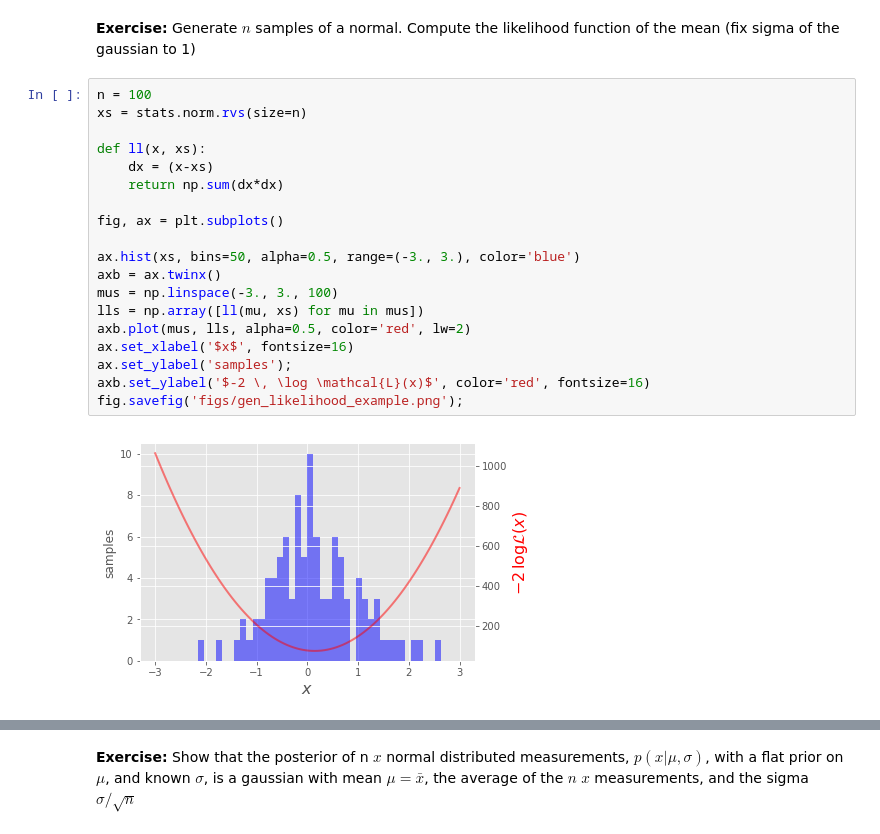
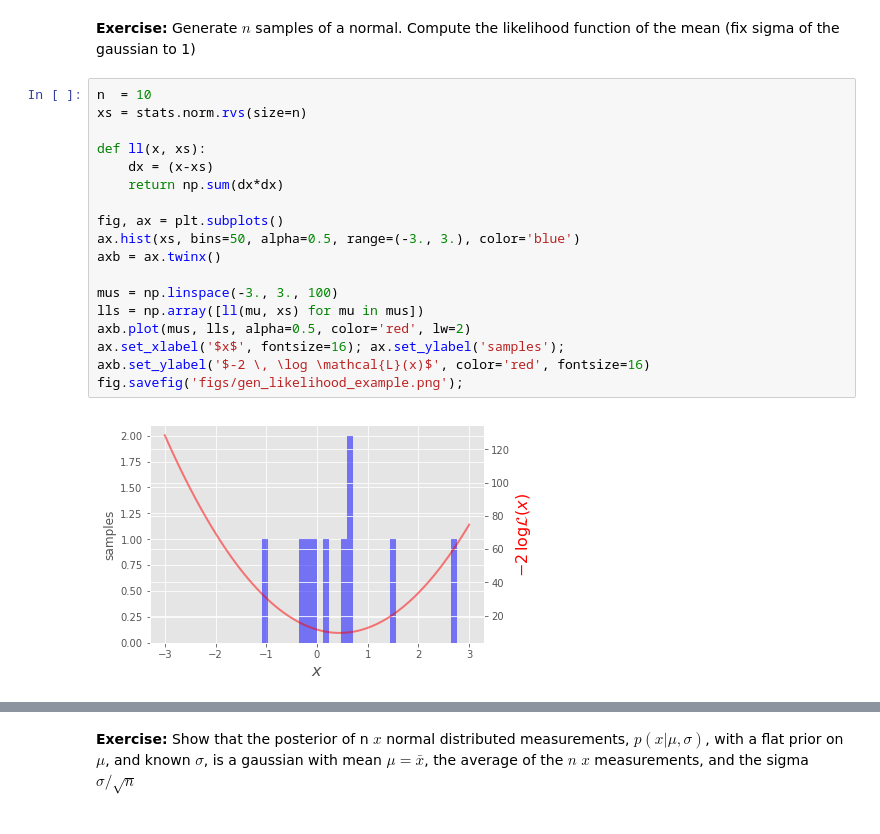
Before and after one commit to jahernando/uscdatanacourse, a Jupyter notebook: General.ipynb, the cells around one changed output, grey strips where cells are left out. Saved outputs shown, nothing was run; the diff lists cells and outputs as text.

```diff
--- a/General.ipynb
+++ b/General.ipynb
@@ -285,26 +319,25 @@ $$
 # %% [markdown]
 **Exercise:** Generate $n$ samples of a normal. Compute the likelihood function of the mean (fix sigma of the gaussian to 1)
 # %%
-n = 100
+n  = 10
 xs = stats.norm.rvs(size=n)
 
 def ll(x, xs):
     dx = (x-xs)
     return np.sum(dx*dx)
 
 fig, ax = plt.subplots()
-
 ax.hist(xs, bins=50, alpha=0.5, range=(-3., 3.), color='blue')
 axb = ax.twinx()
+
 mus = np.linspace(-3., 3., 100)
 lls = np.array([ll(mu, xs) for mu in mus])
 axb.plot(mus, lls, alpha=0.5, color='red', lw=2)
-ax.set_xlabel('$x$', fontsize=16)
-ax.set_ylabel('samples');
+ax.set_xlabel('$x$', fontsize=16); ax.set_ylabel('samples');
 axb.set_ylabel('$-2 \, \log \mathcal{L}(x)$', color='red', fontsize=16)
 fig.savefig('figs/gen_likelihood_example.png');
 # %% [output]
-[figure, old version]
+[figure, new version]
 # %% [markdown]
 
 
```
Also changed, not shown: parts of 40 cells of this notebook, 1 other file.
